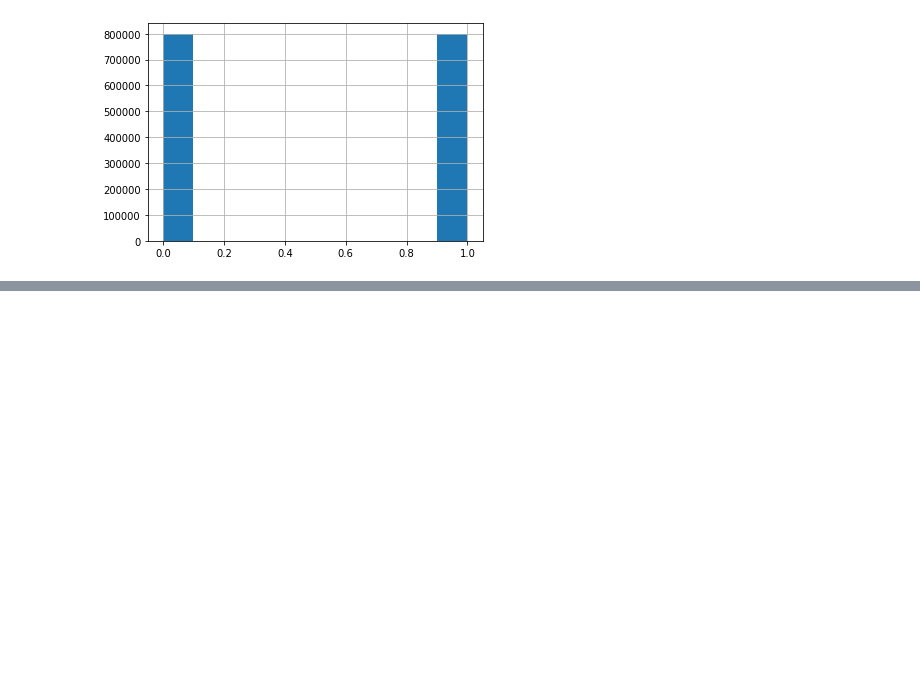
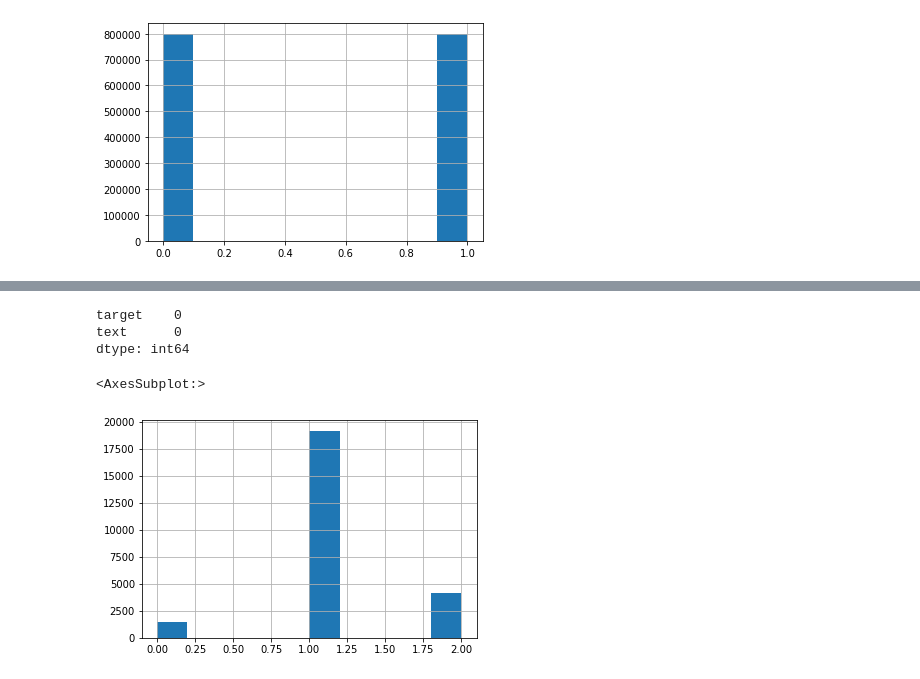
Before and after one commit to milevavantuyl/twitter_sentiment_analysis, a Jupyter notebook: Preprocessing.ipynb, the cells around one changed output, grey strips where cells are left out. Drawn from its saved outputs; the diff is of its cells as text; code cells hidden in the pictures; blank space fills up the shorter version.

```diff
--- a/Preprocessing.ipynb
+++ b/Preprocessing.ipynb
@@ -116,0 +131,4 @@ Train Score: 0.8796266666666667
+# %%
+df_hate=pd.read_csv('data/HateSpeech_tweets.csv', encoding='latin-1', usecols  = ["class", "tweet"])
+df_hate = df_hate.rename(columns={"class": "target", "tweet": "text"})
+df_hate.head()
@@ -116,0 +154,14 @@ Train Score: 0.8796266666666667
+# %%
+df_hate.isnull().sum()
+# %% [output]
+target    0
+text      0
+dtype: int64
+# %%
+#Convert target to categorical
+df_hate['target'] = pd.Categorical(df_hate.target)
+df_hate['target'].unique()
+df_hate['target'].hist()
+# %% [output]
+<AxesSubplot:>
+[figure, added]
```
Also changed, not shown: parts of 22 cells of this notebook.
